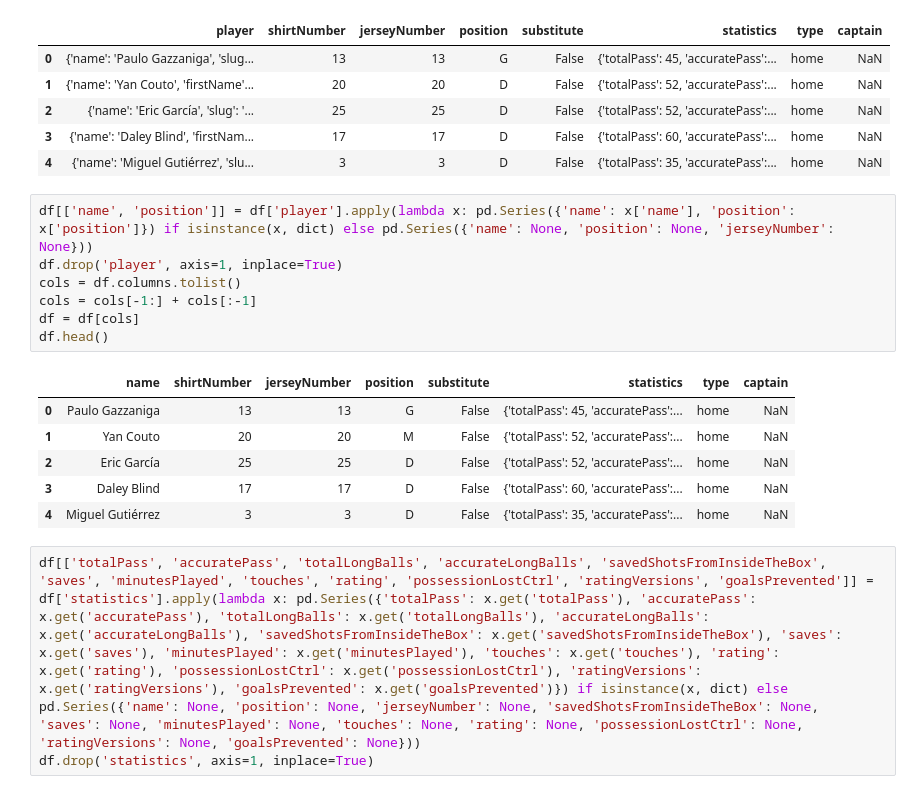
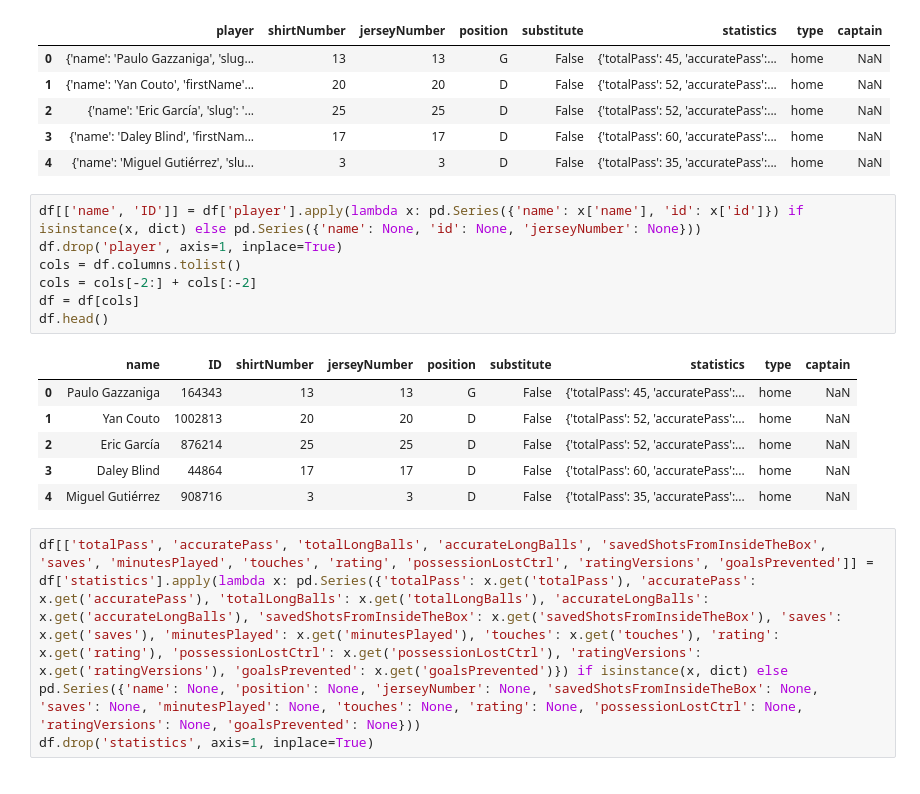
Before and after one commit to hshariq/Football-Analytics-Data-Engineering, a Jupyter notebook: Webscrap-PlayerStats.ipynb, the cells around one changed output. Saved outputs shown, nothing was run; the diff lists cells and outputs as text.

Commit message:
added ID
ID of players also added

```diff
--- a/Webscrap-PlayerStats.ipynb
+++ b/Webscrap-PlayerStats.ipynb
@@ -125,19 +125,19 @@ df.head()
 | 3 | {'name': 'Daley Blind', 'firstNam... | 17 | 17 | D | False | {'totalPass': 60, 'accuratePass':... | home | NaN |
 | 4 | {'name': 'Miguel Gutiérrez', 'slu... | 3 | 3 | D | False | {'totalPass': 35, 'accuratePass':... | home | NaN |
 # %%
-df[['name', 'position']] = df['player'].apply(lambda x: pd.Series({'name': x['name'], 'position': x['position']}) if isinstance(x, dict) else pd.Series({'name': None, 'position': None, 'jerseyNumber': None}))
+df[['name', 'ID']] = df['player'].apply(lambda x: pd.Series({'name': x['name'], 'id': x['id']}) if isinstance(x, dict) else pd.Series({'name': None, 'id': None, 'jerseyNumber': None}))
 df.drop('player', axis=1, inplace=True)
 cols = df.columns.tolist()
-cols = cols[-1:] + cols[:-1]
+cols = cols[-2:] + cols[:-2]
 df = df[cols]
 df.head()
 # %% [output]
-|  | name | shirtNumber | jerseyNumber | position | substitute | statistics | type | captain |
-| 0 | Paulo Gazzaniga | 13 | 13 | G | False | {'totalPass': 45, 'accuratePass':... | home | NaN |
-| 1 | Yan Couto | 20 | 20 | M | False | {'totalPass': 52, 'accuratePass':... | home | NaN |
-| 2 | Eric García | 25 | 25 | D | False | {'totalPass': 52, 'accuratePass':... | home | NaN |
-| 3 | Daley Blind | 17 | 17 | D | False | {'totalPass': 60, 'accuratePass':... | home | NaN |
-| 4 | Miguel Gutiérrez | 3 | 3 | D | False | {'totalPass': 35, 'accuratePass':... | home | NaN |
+|  | name | ID | shirtNumber | jerseyNumber | position | substitute | statistics | type | captain |
+| 0 | Paulo Gazzaniga | 164343 | 13 | 13 | G | False | {'totalPass': 45, 'accuratePass':... | home | NaN |
+| 1 | Yan Couto | 1002813 | 20 | 20 | D | False | {'totalPass': 52, 'accuratePass':... | home | NaN |
+| 2 | Eric García | 876214 | 25 | 25 | D | False | {'totalPass': 52, 'accuratePass':... | home | NaN |
+| 3 | Daley Blind | 44864 | 17 | 17 | D | False | {'totalPass': 60, 'accuratePass':... | home | NaN |
+| 4 | Miguel Gutiérrez | 908716 | 3 | 3 | D | False | {'totalPass': 35, 'accuratePass':... | home | NaN |
 # %%
 df[['totalPass', 'accuratePass', 'totalLongBalls', 'accurateLongBalls', 'savedShotsFromInsideTheBox', 'saves', 'minutesPlayed', 'touches', 'rating', 'possessionLostCtrl', 'ratingVersions', 'goalsPrevented']] = df['statistics'].apply(lambda x: pd.Series({'totalPass': x.get('totalPass'), 'accuratePass': x.get('accuratePass'), 'totalLongBalls': x.get('totalLongBalls'), 'accurateLongBalls': x.get('accurateLongBalls'), 'savedShotsFromInsideTheBox': x.get('savedShotsFromInsideTheBox'), 'saves': x.get('saves'), 'minutesPlayed': x.get('minutesPlayed'), 'touches': x.get('touches'), 'rating': x.get('rating'), 'possessionLostCtrl': x.get('possessionLostCtrl'), 'ratingVersions': x.get('ratingVersions'), 'goalsPrevented': x.get('goalsPrevented')}) if isinstance(x, dict) else pd.Series({'name': None, 'position': None, 'jerseyNumber': None, 'savedShotsFromInsideTheBox': None, 'saves': None, 'minutesPlayed': None, 'touches': None, 'rating': None, 'possessionLostCtrl': None, 'ratingVersions': None, 'goalsPrevented': None}))
 df.drop('statistics', axis=1, inplace=True)
```
Also changed, not shown: parts of 2 cells of this notebook, 1 other file.
